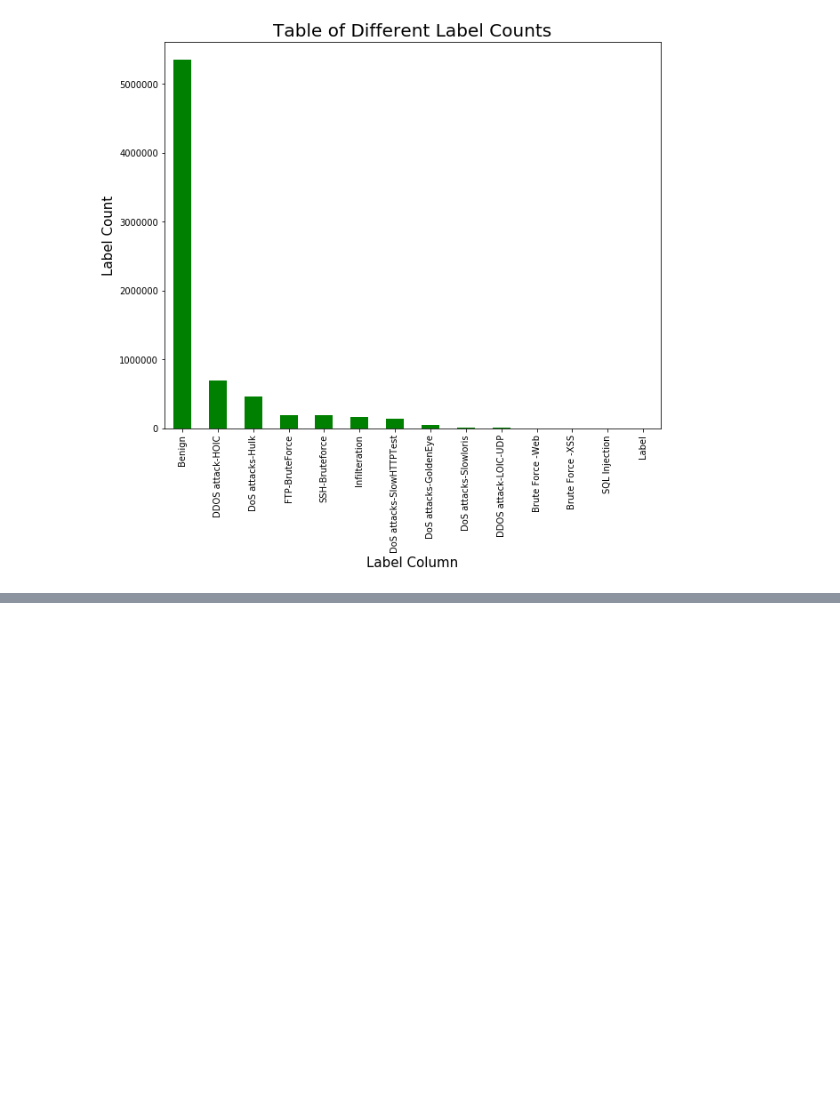
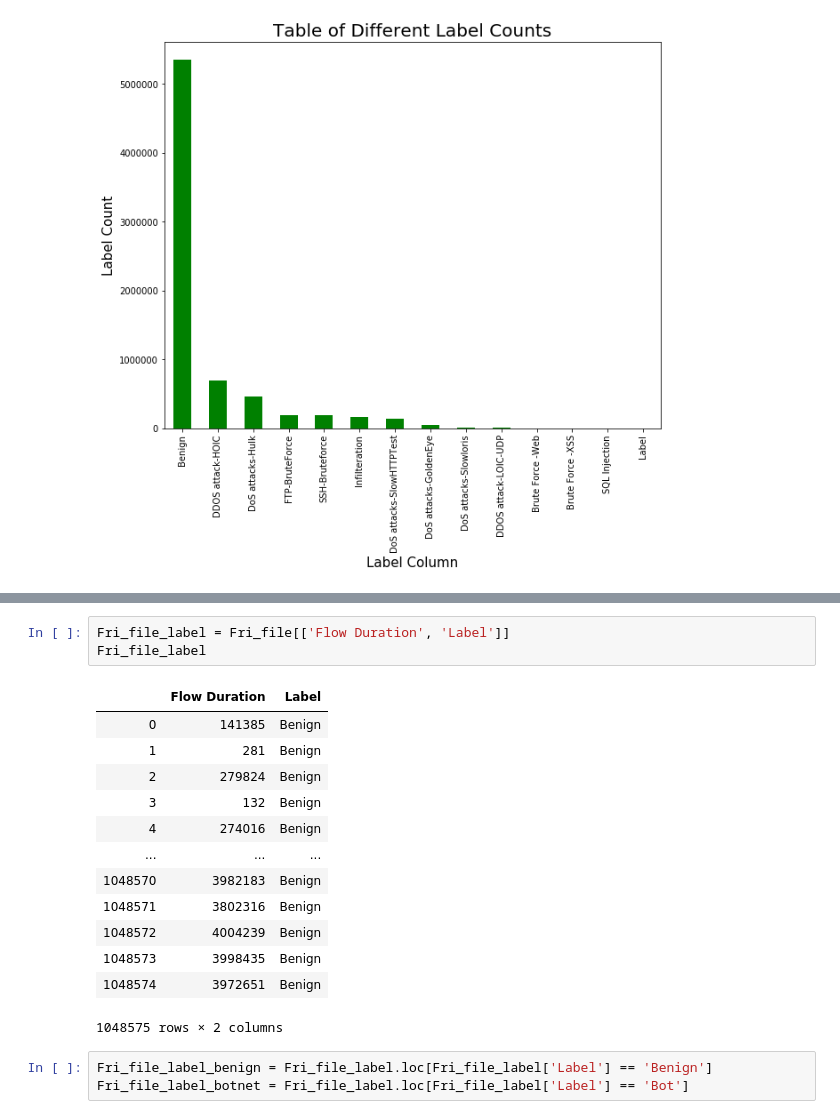
Before and after one commit to rlazad/CS4920, a Jupyter notebook: cs4920lab2.ipynb, the cells around one changed output, grey strips where cells are left out. Saved outputs shown, nothing was run; the diff lists cells and outputs as text; blank space fills up the shorter version.

```diff
--- a/cs4920lab2.ipynb
+++ b/cs4920lab2.ipynb
@@ -106,0 +104,20 @@ Fri_file_label
+# %%
+Fri_file_label = Fri_file[['Flow Duration', 'Label']]
+Fri_file_label
+# %% [output]
+|  | Flow Duration | Label |
+| 0 | 141385 | Benign |
+| 1 | 281 | Benign |
+| 2 | 279824 | Benign |
+| 3 | 132 | Benign |
+| 4 | 274016 | Benign |
+| ... | ... | ... |
+| 1048570 | 3982183 | Benign |
+| 1048571 | 3802316 | Benign |
+| 1048572 | 4004239 | Benign |
+| 1048573 | 3998435 | Benign |
+| 1048574 | 3972651 | Benign |
+1048575 rows × 2 columns
+# %%
+Fri_file_label_benign = Fri_file_label.loc[Fri_file_label['Label'] == 'Benign']
+Fri_file_label_botnet = Fri_file_label.loc[Fri_file_label['Label'] == 'Bot']
```
Also changed, not shown: parts of 11 cells of this notebook.
